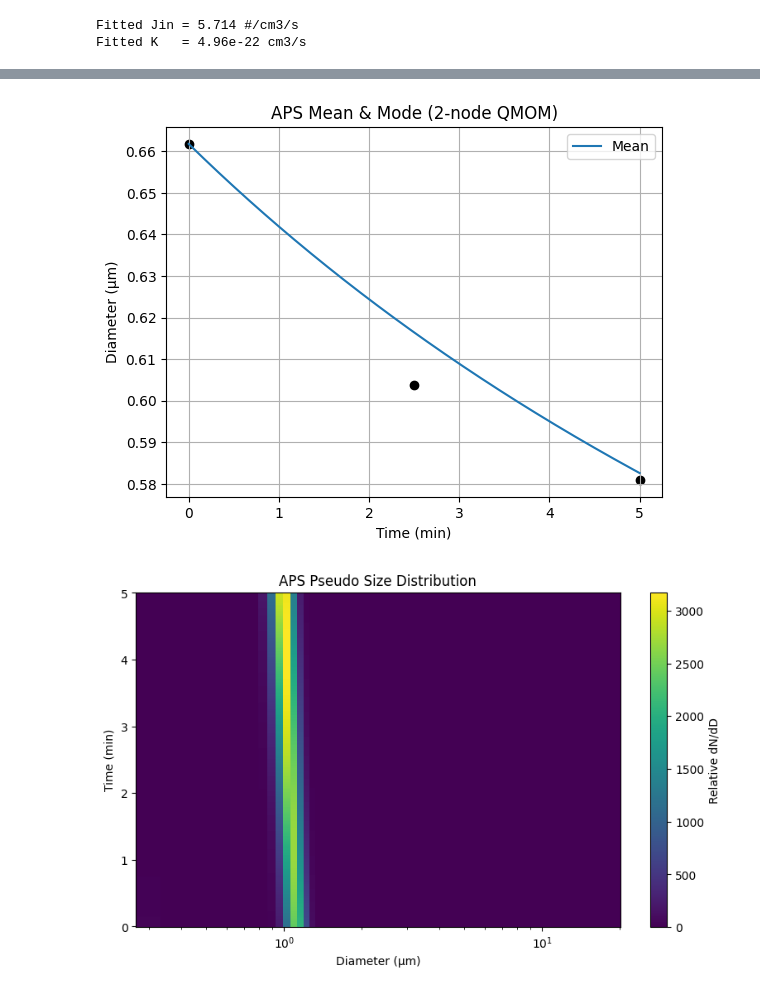
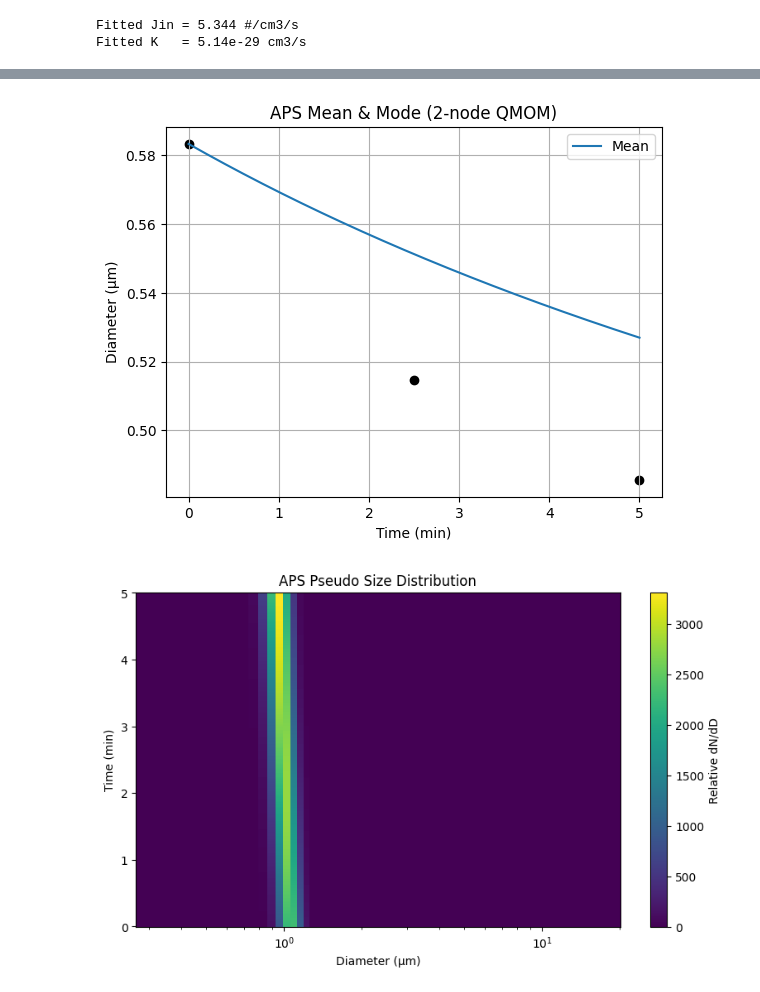
Before and after one commit to lingmHVAC/lingmHVAC, a Jupyter notebook: ThreePointMomentCalibration_1.ipynb, the cells around one changed output, grey strips where cells are left out. Drawn from its saved outputs; the diff is of its cells as text; code cells hidden in the pictures.

```diff
--- a/ThreePointMomentCalibration_1.ipynb
+++ b/ThreePointMomentCalibration_1.ipynb
@@ -13,9 +13,9 @@ import matplotlib.pyplot as plt
 t_data = np.array([0.0, 150.0, 300.0])  # seconds
 
 M_data = np.array([
-    [5035, 3332, 3229, 8641],
-    [6091, 3678, 3059, 8100],
-    [6734, 3912, 3037, 8551]
+    [5035, 2937, 2860, 8382],
+    [6091, 3135, 2553, 7743],
+    [6734, 3270, 2438, 8130]
 ])
 
 din = 0.35  # µm (sub-APS injection size)
@@ -118,6 +118,7 @@ plt.legend()
 plt.title("APS Mean & Mode (2-node QMOM)")
 plt.grid()
 
+
 plt.figure(figsize=(8,5))
 plt.pcolormesh(Dgrid, t_eval/60, pdf, shading='auto')
 plt.xlabel("Diameter (µm)")
@@ -127,6 +128,8 @@ plt.colorbar(label="Relative dN/dD")
 plt.tight_layout()
 plt.xscale('log')
 plt.show()
+
+np.savetxt('data.csv', (t_eval/60, M0, mean_d), delimiter=',')
 # %% [output]
-Fitted Jin = 5.714 #/cm3/s
-Fitted K   = 4.96e-22 cm3/s
+Fitted Jin = 5.344 #/cm3/s
+Fitted K   = 5.14e-29 cm3/s
@@ -134,2 +137,2 @@ Fitted K   = 4.96e-22 cm3/s
-[figure, old version]
+[figure, new version]
-[figure, old version]
+[figure, new version]
```
Also changed, not shown: parts of 1 cell of this notebook.
